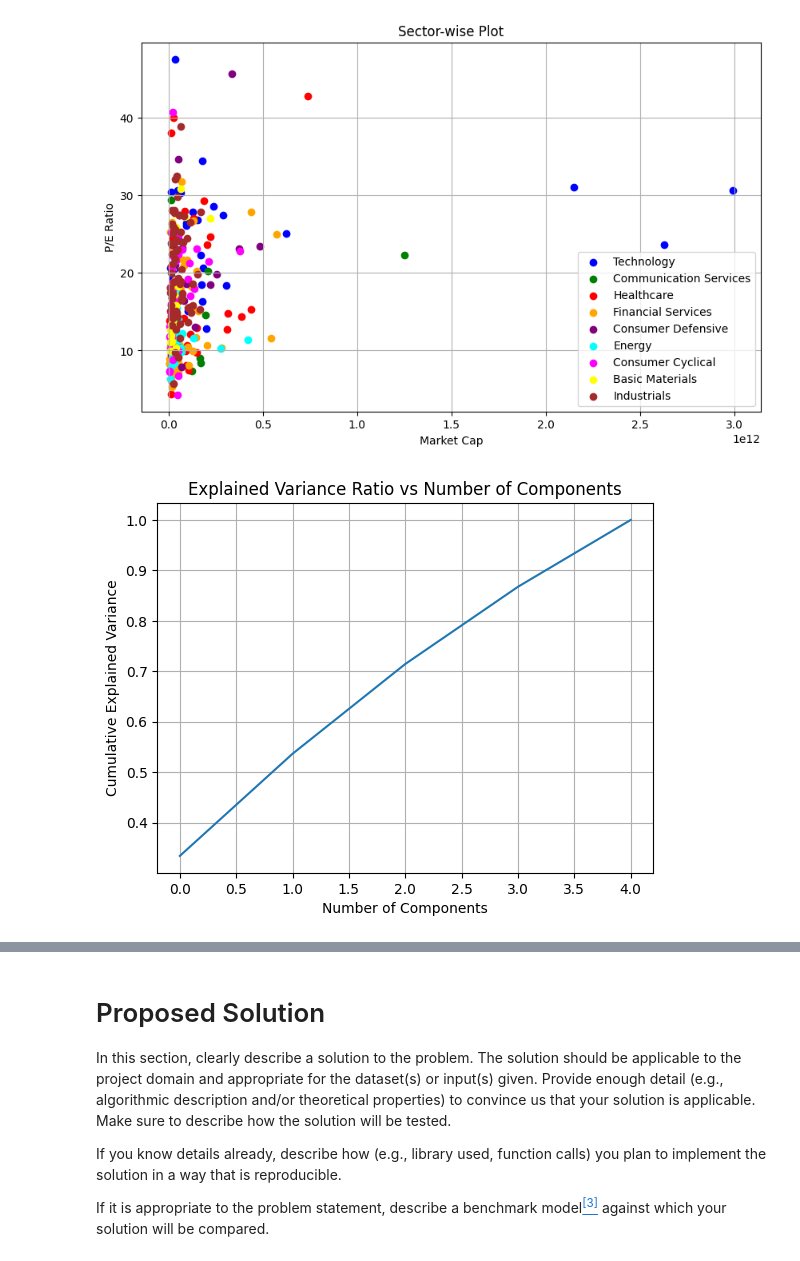
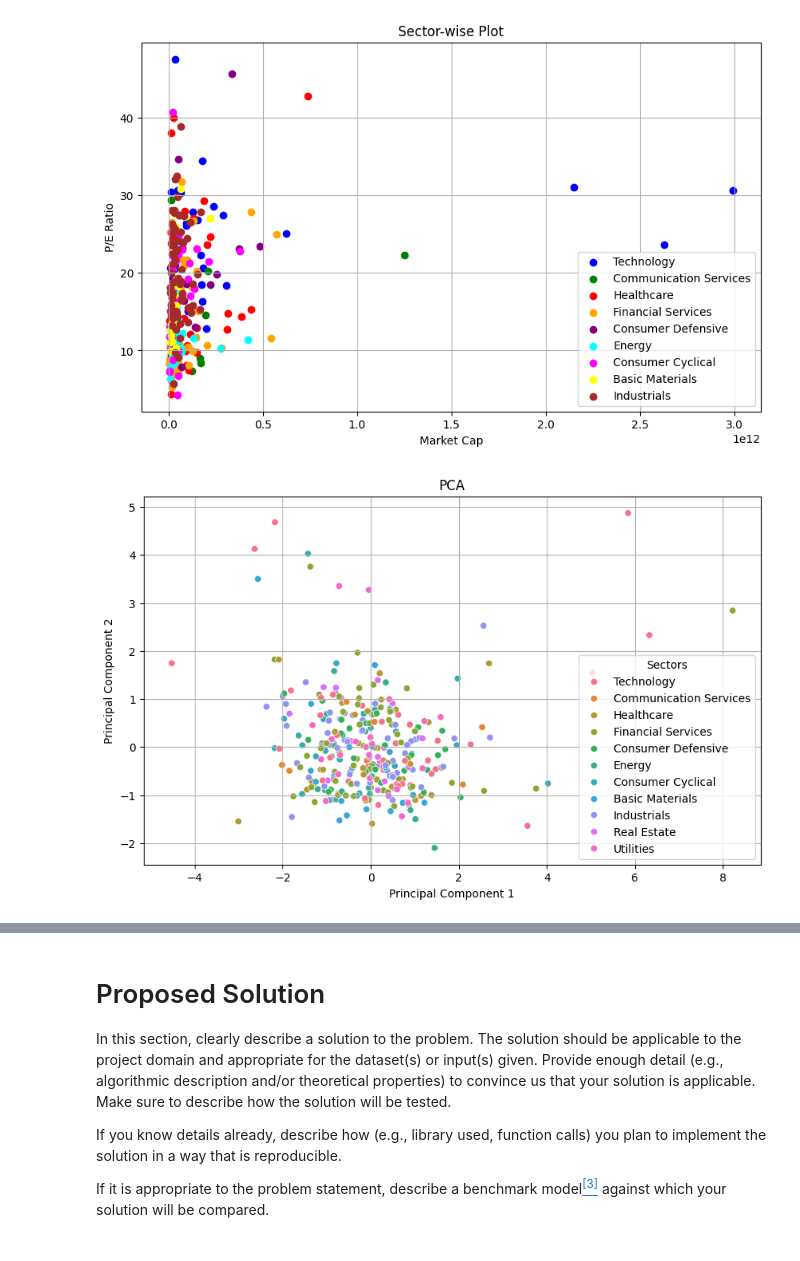
Before and after one commit to Purpup/COGS118B-Project, a Jupyter notebook: FinalProject.ipynb, the cells around one changed output, grey strips where cells are left out. Drawn from its saved outputs; the diff is of its cells as text; code cells hidden in the pictures.

```diff
--- a/FinalProject.ipynb
+++ b/FinalProject.ipynb
@@ -214,25 +215,28 @@ plt.show()
 # %% [output]
 [figure]
 [figure]
-# %%
-features = ['Current Price', 'Market Cap', 'Volatility', 'P/E Ratio', 'Dividend Yield']
-
-# Normalize the features
-normalized_features = (df[features] - df[features].mean()) / df[features].std()
-
-# Apply PCA
-pca = PCA()
-pca.fit(normalized_features)
-
-# Plotting the explained variance ratio
-plt.plot(np.cumsum(pca.explained_variance_ratio_))
-plt.xlabel('Number of Components')
-plt.ylabel('Cumulative Explained Variance')
-plt.title('Explained Variance Ratio vs Number of Components')
-plt.grid(True)
-plt.show()
-# %% [output]
-[figure, removed]
+# %%
+
+# Normalize the features
+normalized_features = (df[features] - df[features].mean()) / df[features].std()
+
+# Apply PCA
+pca = PCA(n_components=2)
+principal_components = pca.fit_transform(normalized_features)
+
+# Create a DataFrame for the principal components
+principal_df = pd.DataFrame(data=principal_components, columns=['PC1', 'PC2'])
+
+#plot the PCA with sector hue
+plt.figure(figsize=(10, 6))
+sns.scatterplot(x='PC1', y='PC2', data=principal_df, hue=df['Sectors'])
+plt.title('PCA')
+plt.xlabel('Principal Component 1')
+plt.ylabel('Principal Component 2')
+plt.grid(True)
+plt.show()
+# %% [output]
+[figure, added]
 # %%
 def normalize_data(df, numerical_columns):
     """
```
Also changed, not shown: parts of 2 cells of this notebook, 1 other file.
